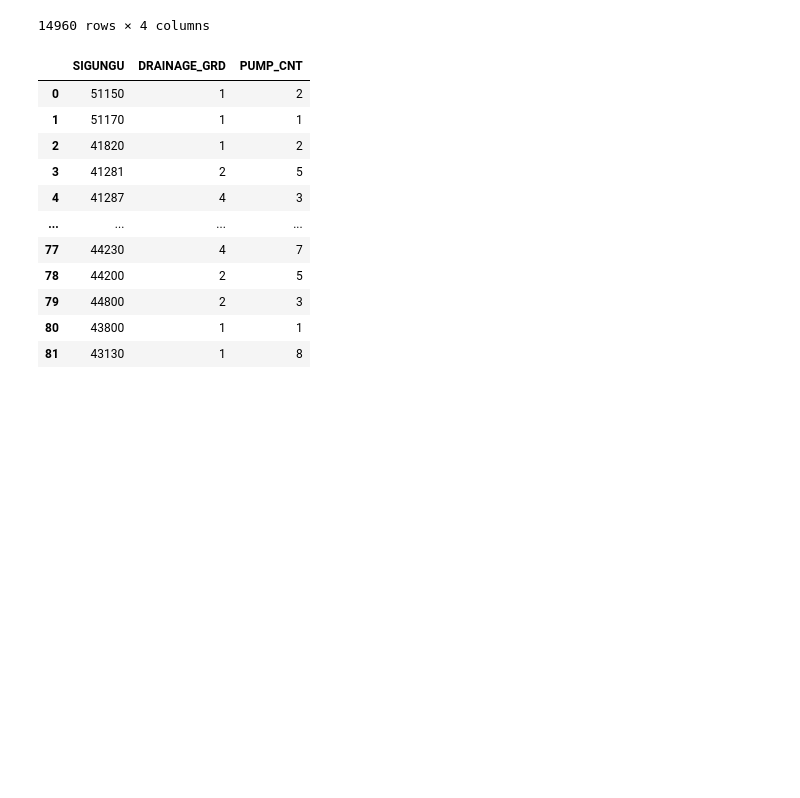
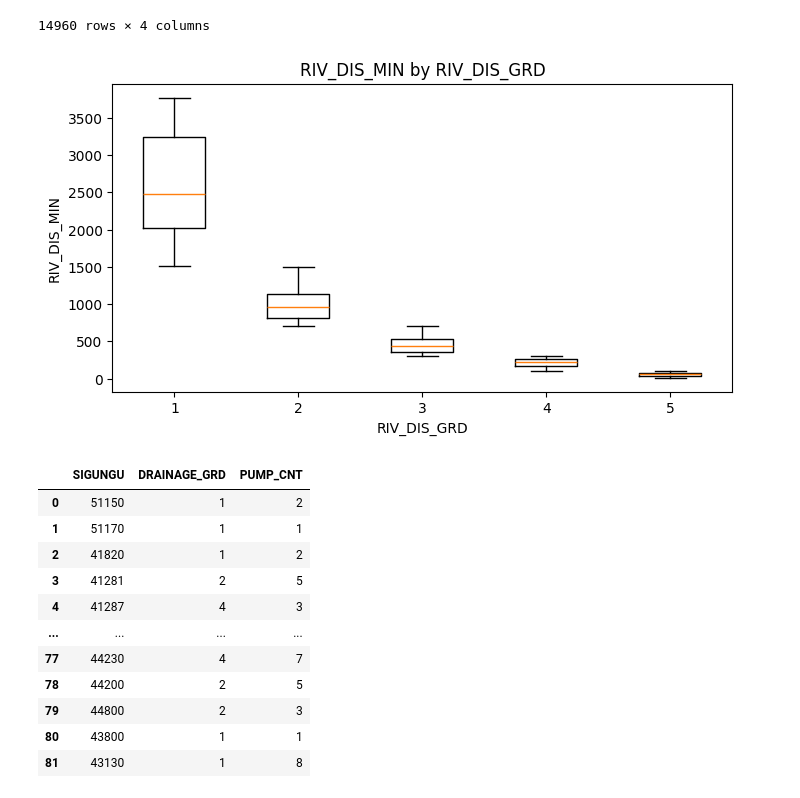
Before and after one commit to Encore-SKN-24/ML_MINI_5TEAM, a Jupyter notebook: src/features/kmj/data_visualization.ipynb, the cells around one changed output. Drawn from its saved outputs; the diff is of its cells as text; code cells hidden in the pictures; blank space fills up the shorter version.

```diff
--- a/src/features/kmj/data_visualization.ipynb
+++ b/src/features/kmj/data_visualization.ipynb
@@ -81,6 +111,38 @@ df_weather
 | 14958 | 48840 | 2025 | 11 | 39.2 |
 | 14959 | 26440 | 2025 | 11 | 27.0 |
 14960 rows × 4 columns
+# %%
+grds = sorted(df_riv['RIV_DIS_GRD'].dropna().unique())
+
+data = [df_riv.loc[df_riv['RIV_DIS_GRD']==g, 'RIV_DIS_MIN'].dropna() for g in grds]
+
+plt.figure(figsize=(8,4))
+plt.boxplot(data, labels=grds, showfliers=False)
+plt.title('RIV_DIS_MIN by RIV_DIS_GRD')
+plt.xlabel('RIV_DIS_GRD'); plt.ylabel('RIV_DIS_MIN')
+plt.show()
+
+
+# df_riv는 하천 관련 위험 특성(거리/등급) 을 담고 있어. 침수는 “물”이 핵심이라서 하천과의 거리(또는 하천 위험등급) 는 예측에서 강력한 후보 피처가 될 가능성이 큼.
+
+# 그래서 시각화는 크게 3가지를 확인하려는 목적이 있어:
+
+# 데이터 품질/분포 점검
+
+# 값이 한쪽으로 치우쳤는지, 이상치가 많은지, 특정 등급에만 몰려 있는지
+# → 전처리/모델 선택/스케일링에 직접 영향
+
+# 피처의 의미가 논리적으로 맞는지 검증(상식 검증)
+
+# 거리 등급이 높을수록 실제 거리가 멀어야 “등급 체계가 정상”
+# → 잘못 만들었거나 단위/계산 오류면 모델이 망가짐
+
+# 지역 편향(커버리지) 확인
+
+# 특정 시군구에만 데이터가 과하게 많거나 적으면
+# → 학습 데이터가 지역에 치우쳐서 모델이 한쪽으로만 학습될 수 있음
+# %% [output]
+[figure, added]
 # %%
 pump_df = pd.read_csv("../../../data/processed/solid_pump_data.csv")
 pump_df
```
Also changed, not shown: parts of 8 cells of this notebook, 6 other files.
